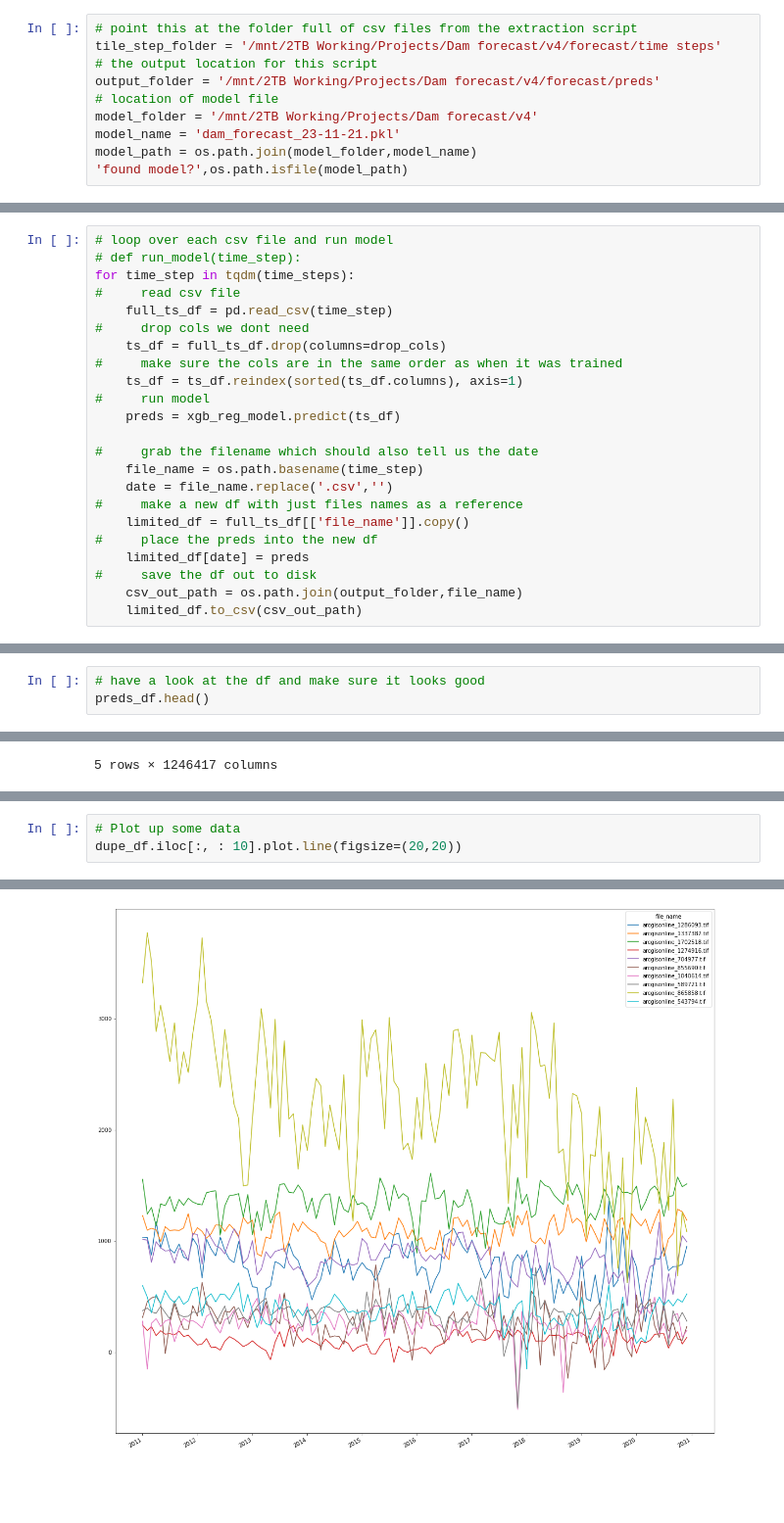
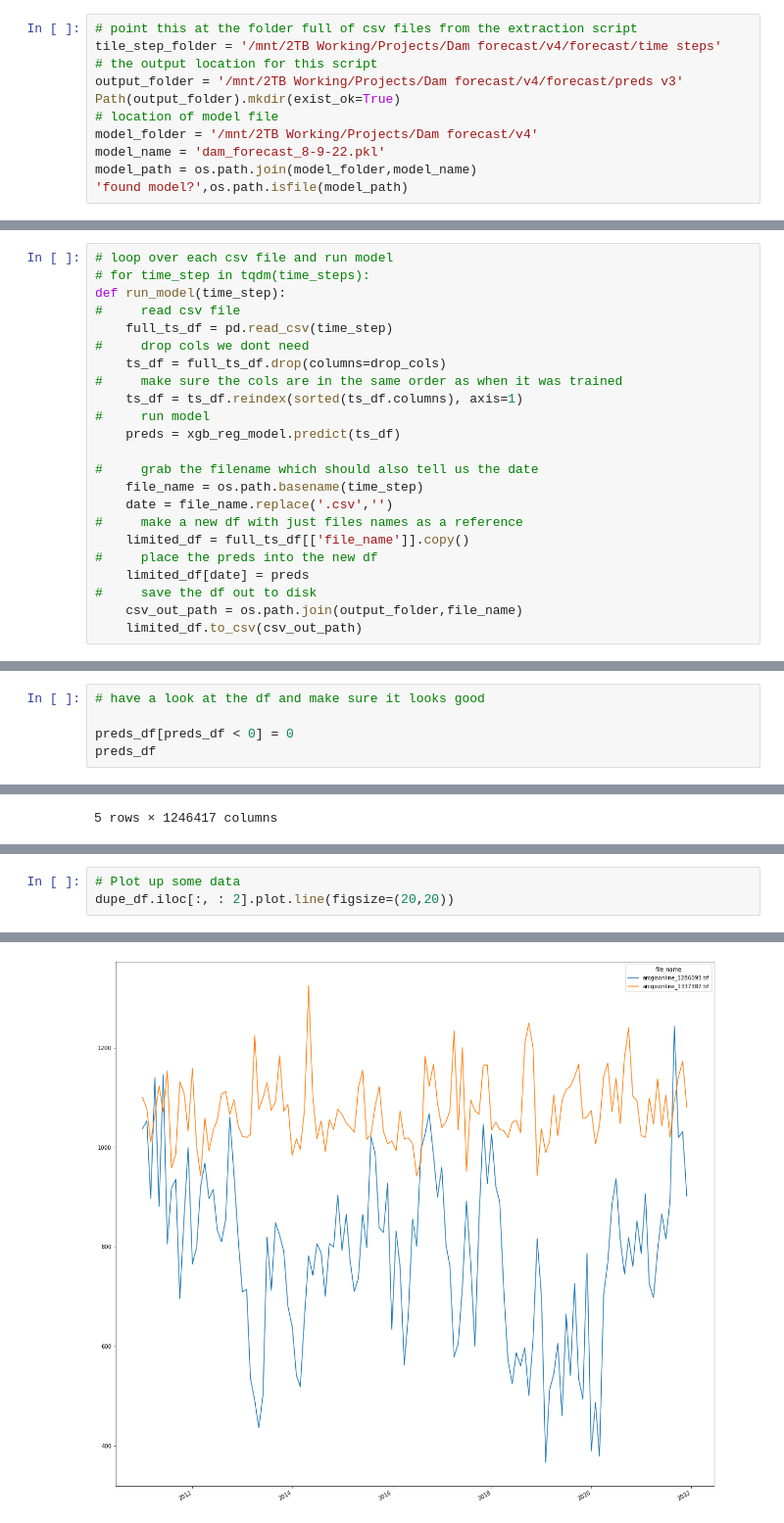
Before and after one commit to DPIRD-DMA/Weather-to-water, a Jupyter notebook: 3 Dam forecast pred XGB.ipynb, the cells around one changed output, grey strips where cells are left out. Shown: that part at 98% size. Cells and saved outputs as stored; diff of their text form; blank space fills up the shorter version.

```diff
--- a/3 Dam forecast pred XGB.ipynb
+++ b/3 Dam forecast pred XGB.ipynb
@@ -14,10 +15,11 @@ import geopandas as gpd
 # point this at the folder full of csv files from the extraction script
 tile_step_folder = '/mnt/2TB Working/Projects/Dam forecast/v4/forecast/time steps'
 # the output location for this script
-output_folder = '/mnt/2TB Working/Projects/Dam forecast/v4/forecast/preds'
+output_folder = '/mnt/2TB Working/Projects/Dam forecast/v4/forecast/preds v3'
+Path(output_folder).mkdir(exist_ok=True)
 # location of model file
 model_folder = '/mnt/2TB Working/Projects/Dam forecast/v4'
-model_name = 'dam_forecast_23-11-21.pkl'
+model_name = 'dam_forecast_8-9-22.pkl'
 model_path = os.path.join(model_folder,model_name)
 'found model?',os.path.isfile(model_path)
 # %% [output]
@@ -46,7 +80,7 @@ for col in ts_df.columns:
 # %%
 # loop over each csv file and run model
-# def run_model(time_step):
-for time_step in tqdm(time_steps):
+# for time_step in tqdm(time_steps):
+def run_model(time_step):
 #     read csv file
     full_ts_df = pd.read_csv(time_step)
 #     drop cols we dont need
@@ -112,6 +149,8 @@ for csv in tqdm(outputs_csvs):
 preds_df = preds_df[sorted(preds_df.columns)]
 # %%
 # have a look at the df and make sure it looks good
-preds_df.head()
+
+preds_df[preds_df < 0] = 0
+preds_df
 # %% [output]
 |  | 2011-01-01 | 2011-02-01 | 2011-03-01 | 2011-04-01 | 2011-05-01 | 2011-06-01 | 2011-07-01 | 2011-08-01 | ... |
@@ -201,7 +246,7 @@ dupe_df.head()
 5 rows × 1246417 columns
 # %%
 # Plot up some data
-dupe_df.iloc[:, : 10].plot.line(figsize=(20,20))
+dupe_df.iloc[:, : 2].plot.line(figsize=(20,20))
 # %% [output]
 <AxesSubplot:>
-[figure, old version]
+[figure, new version]
```
Also changed, not shown: parts of 13 cells of this notebook, 2 other files.
